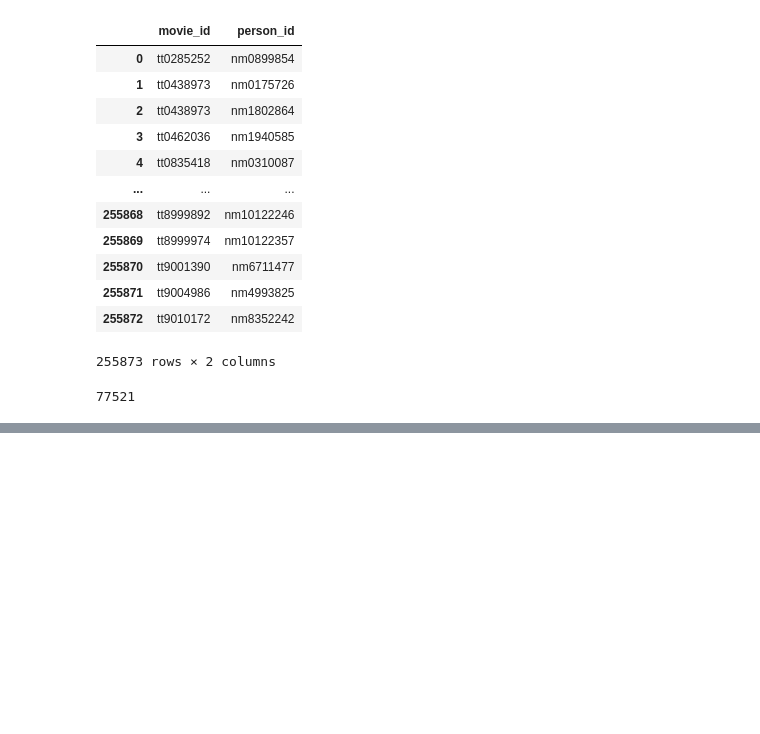
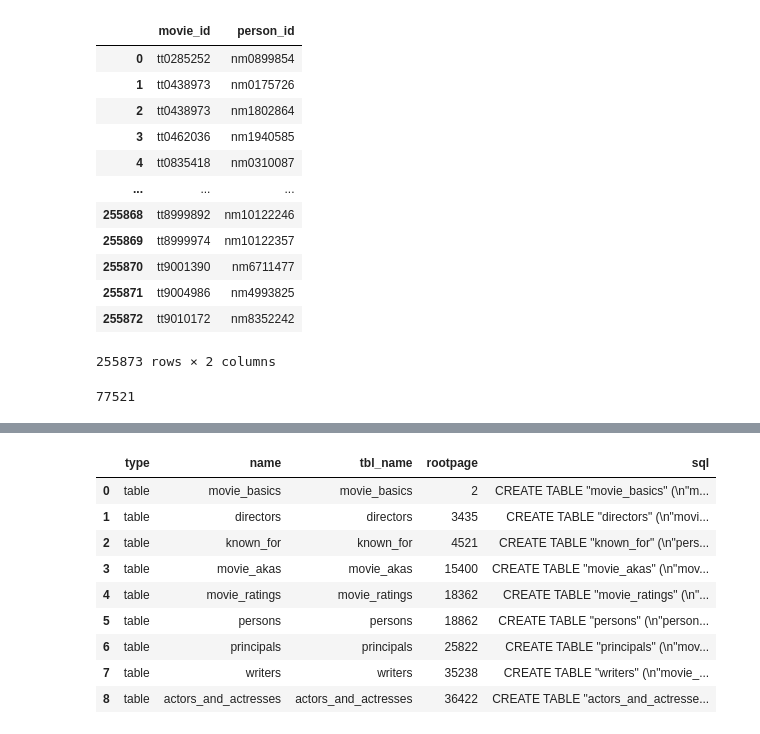
Before and after one commit to WamuyuGitz/movie-insights-project, a Jupyter notebook: vanessa.production_crew_analysis.ipynb, the cells around one changed output, grey strips where cells are left out. Saved outputs shown, nothing was run; the diff lists cells and outputs as text; code cells hidden in the pictures; blank space fills up the shorter version.

```diff
--- a/vanessa.production_crew_analysis.ipynb
+++ b/vanessa.production_crew_analysis.ipynb
@@ -734,0 +852,30 @@ print(all_duplicate_rows)
+# %%
+# Creating a new SQLite database.
+conn = sqlite3.connect('cleaned_imdb.db')
+
+# Add each cleaned table/ dataframe to a different table but use the same naming conventions.
+movie_basics.to_sql('movie_basics', conn, index= False, if_exists= 'replace')
+directors.to_sql('directors', conn, index= False, if_exists= 'replace')
+known_for.to_sql('known_for', conn, index= False, if_exists= 'replace')
+movie_akas.to_sql('movie_akas', conn, index= False, if_exists= 'replace')
+movie_ratings.to_sql('movie_ratings', conn, index= False, if_exists= 'replace')
+persons.to_sql('persons', conn, index= False, if_exists= 'replace')
+principals.to_sql('principals', conn, index= False, if_exists= 'replace')
+writers.to_sql('writers', conn, index= False, if_exists= 'replace')
+actors_and_actresses.to_sql('actors_and_actresses', conn, index= False, if_exists= 'replace')
+# %%
+# In this code we are reading the tables into get the lay of the database
+tables = pd.read_sql("""SELECT *
+                      FROM sqlite_master""", conn)
+tables
+# %% [output]
+|  | type | name | tbl_name | rootpage | sql |
+| 0 | table | movie_basics | movie_basics | 2 | CREATE TABLE "movie_basics" (\n"m... |
+| 1 | table | directors | directors | 3435 | CREATE TABLE "directors" (\n"movi... |
+| 2 | table | known_for | known_for | 4521 | CREATE TABLE "known_for" (\n"pers... |
+| 3 | table | movie_akas | movie_akas | 15400 | CREATE TABLE "movie_akas" (\n"mov... |
+| 4 | table | movie_ratings | movie_ratings | 18362 | CREATE TABLE "movie_ratings" (\n"... |
+| 5 | table | persons | persons | 18862 | CREATE TABLE "persons" (\n"person... |
+| 6 | table | principals | principals | 25822 | CREATE TABLE "principals" (\n"mov... |
+| 7 | table | writers | writers | 35238 | CREATE TABLE "writers" (\n"movie_... |
+| 8 | table | actors_and_actresses | actors_and_actresses | 36422 | CREATE TABLE "actors_and_actresse... |
```
Also changed, not shown: parts of 16 cells of this notebook.
